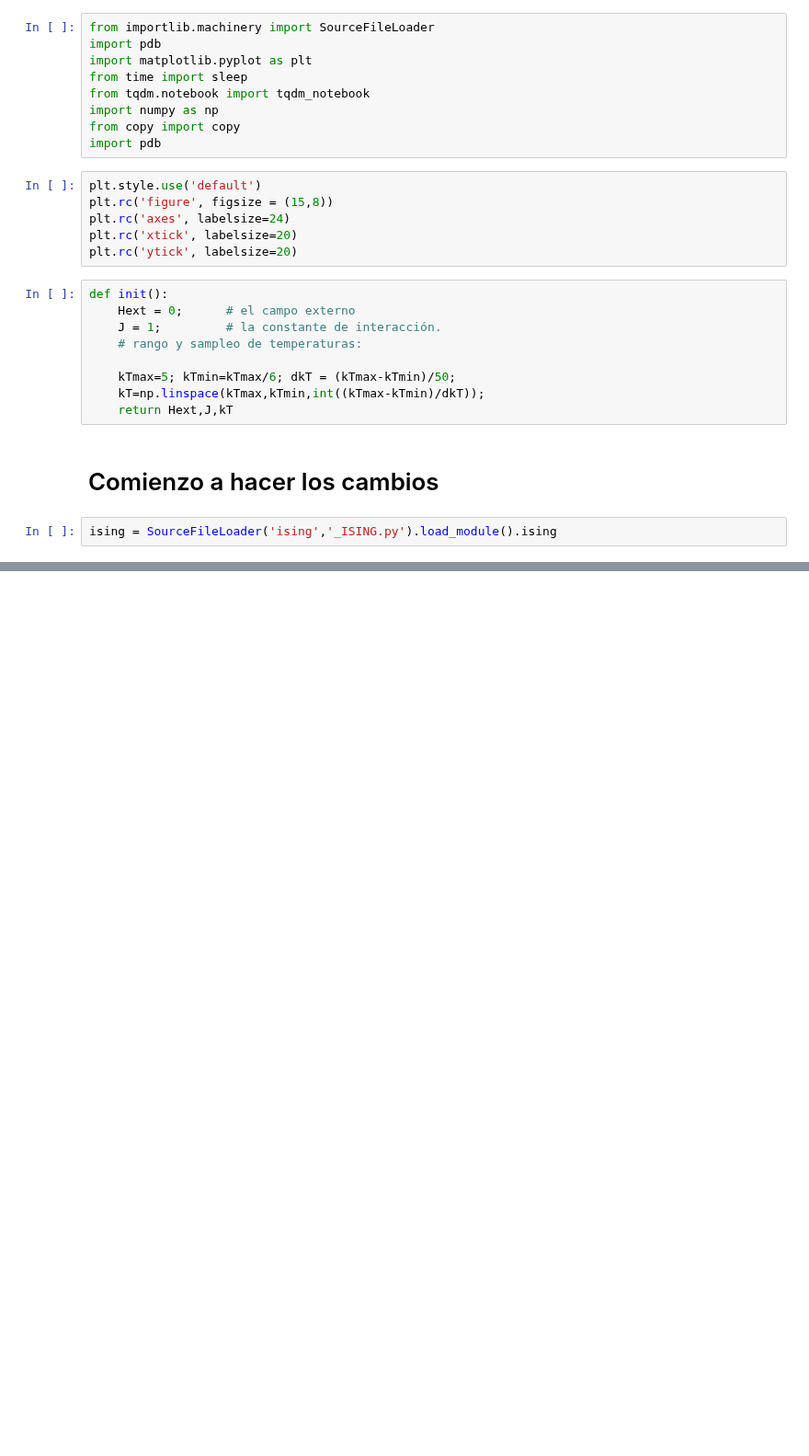
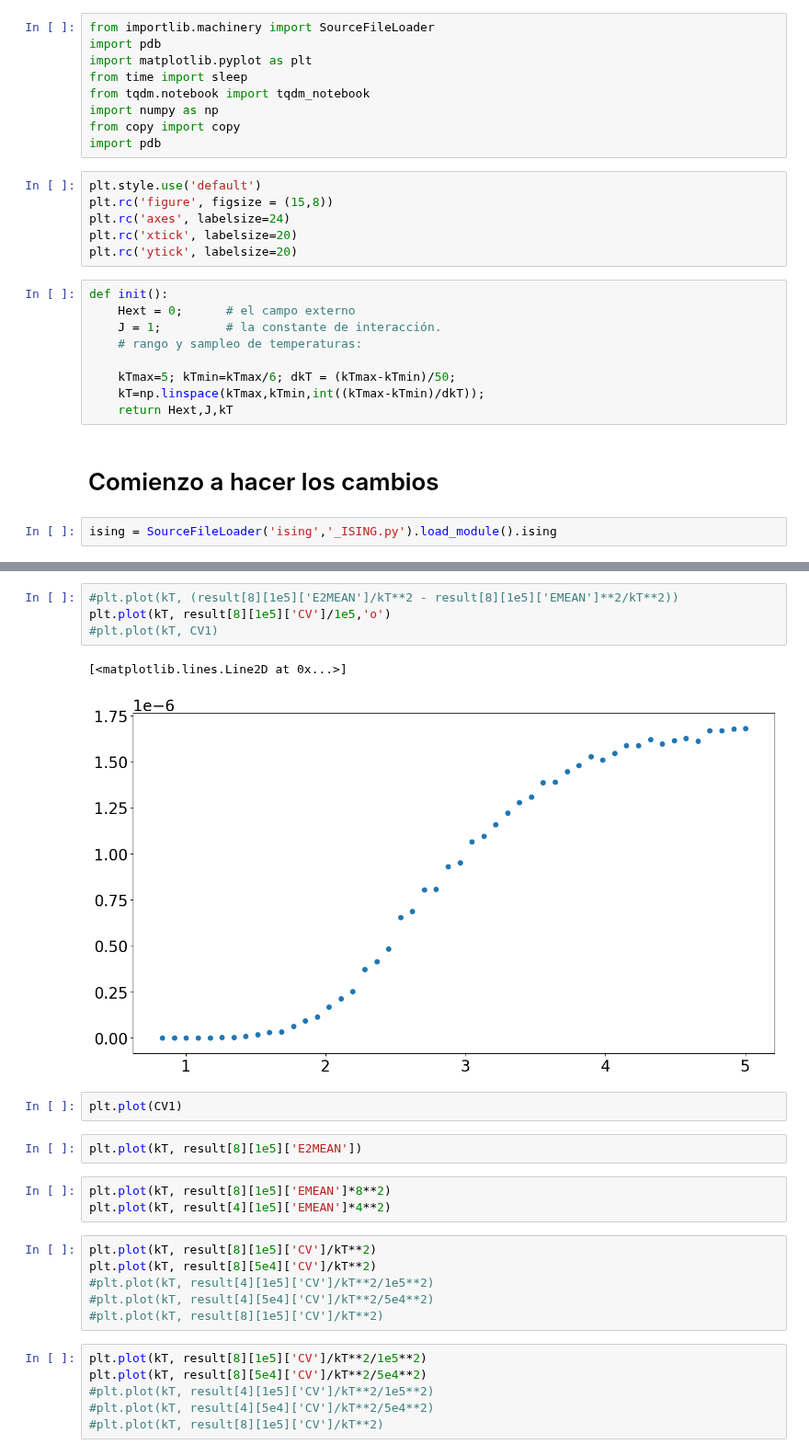
Before and after one commit to Modelizacion-de-Materiales/ModelizacionSolucionProblemas, a Jupyter notebook: Guia5-MC/Guia5-MC-python/SecondTry.ipynb, the cells around one changed output, grey strips where cells are left out. Shown at 92% size. Cells and saved outputs as stored; diff of their text form; blank space fills up the shorter version.

```diff
--- a/Guia5-MC/Guia5-MC-python/SecondTry.ipynb
+++ b/Guia5-MC/Guia5-MC-python/SecondTry.ipynb
@@ -96,0 +95,26 @@ E2MEAN0
+# %%
+#plt.plot(kT, (result[8][1e5]['E2MEAN']/kT**2 - result[8][1e5]['EMEAN']**2/kT**2))
+plt.plot(kT, result[8][1e5]['CV']/1e5,'o')
+#plt.plot(kT, CV1)
+# %% [output]
+[<matplotlib.lines.Line2D at 0x...>]
+[figure, added]
+# %%
+plt.plot(CV1)
+# %%
+plt.plot(kT, result[8][1e5]['E2MEAN'])
+# %%
+plt.plot(kT, result[8][1e5]['EMEAN']*8**2)
+plt.plot(kT, result[4][1e5]['EMEAN']*4**2)
+# %%
+plt.plot(kT, result[8][1e5]['CV']/kT**2)
+plt.plot(kT, result[8][5e4]['CV']/kT**2)
+#plt.plot(kT, result[4][1e5]['CV']/kT**2/1e5**2)
+#plt.plot(kT, result[4][5e4]['CV']/kT**2/5e4**2)
+#plt.plot(kT, result[8][1e5]['CV']/kT**2)
+# %%
+plt.plot(kT, result[8][1e5]['CV']/kT**2/1e5**2)
+plt.plot(kT, result[8][5e4]['CV']/kT**2/5e4**2)
+#plt.plot(kT, result[4][1e5]['CV']/kT**2/1e5**2)
+#plt.plot(kT, result[4][5e4]['CV']/kT**2/5e4**2)
+#plt.plot(kT, result[8][1e5]['CV']/kT**2)
```
Also changed, not shown: parts of 13 cells of this notebook, 3 other files.
